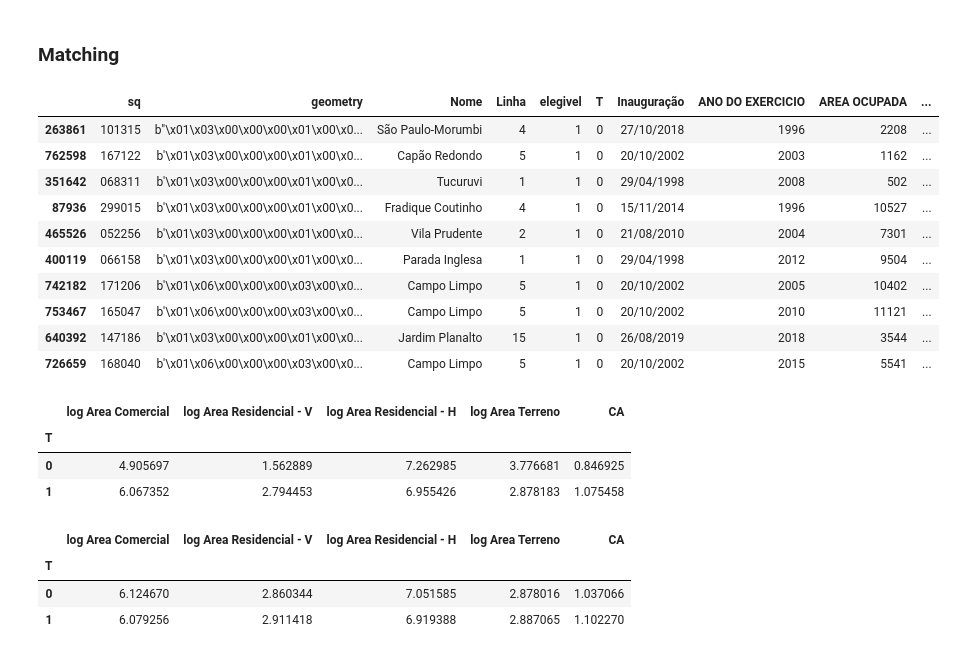
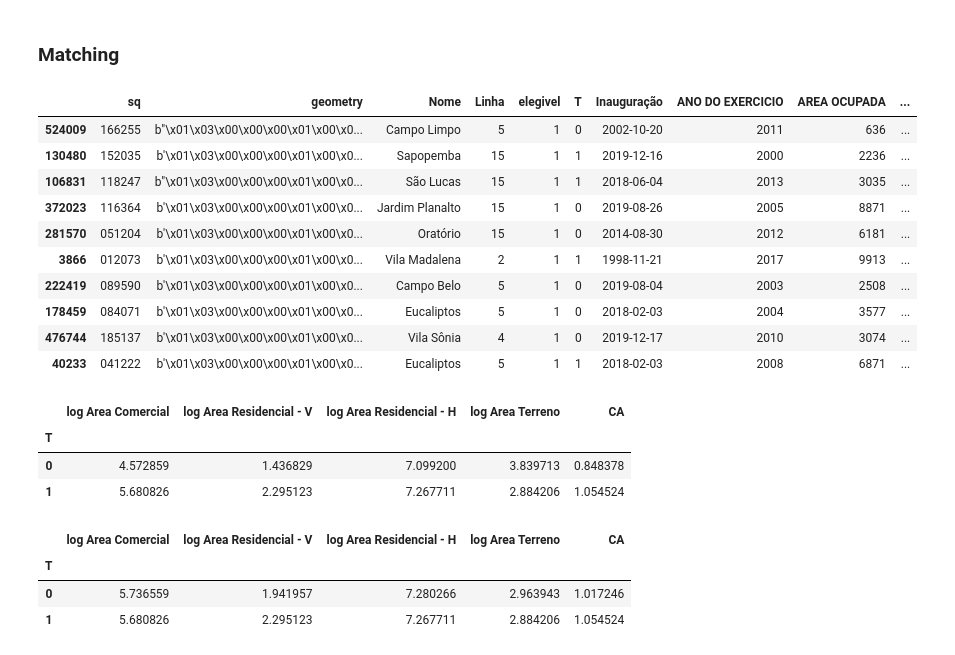
Before and after one commit to rafaelygn/master-analysis-inequality-mobility, a Jupyter notebook: inequality-mobility/notebooks/defesa/iptu/Studies/Study C/2_C_matching.ipynb, the cells around one changed output. Cells and saved outputs as stored; diff of their text form; code cells hidden in the pictures.

```diff
--- a/inequality-mobility/notebooks/defesa/iptu/Studies/Study C/2_C_matching.ipynb
+++ b/inequality-mobility/notebooks/defesa/iptu/Studies/Study C/2_C_matching.ipynb
@@ -21,20 +21,20 @@ cols_m = [
 ]
 # %%
 # Read the data
-df_results = pd.read_parquet('df_results.parquet')
+df_results = pd.read_parquet('df_results_1000.parquet')
 df_results.sample(10)
 # %% [output]
 |  | sq | geometry | Nome | Linha | elegivel | T | Inauguração | ANO DO EXERCICIO | AREA OCUPADA | ... |
-| 263861 | 101315 | b"\x01\x03\x00\x00\x00\x01\x00\x0... | São Paulo-Morumbi | 4 | 1 | 0 | 27/10/2018 | 1996 | 2208 | ... |
-| 762598 | 167122 | b'\x01\x03\x00\x00\x00\x01\x00\x0... | Capão Redondo | 5 | 1 | 0 | 20/10/2002 | 2003 | 1162 | ... |
-| 351642 | 068311 | b'\x01\x03\x00\x00\x00\x01\x00\x0... | Tucuruvi | 1 | 1 | 0 | 29/04/1998 | 2008 | 502 | ... |
-| 87936 | 299015 | b'\x01\x03\x00\x00\x00\x01\x00\x0... | Fradique Coutinho | 4 | 1 | 0 | 15/11/2014 | 1996 | 10527 | ... |
-| 465526 | 052256 | b'\x01\x03\x00\x00\x00\x01\x00\x0... | Vila Prudente | 2 | 1 | 0 | 21/08/2010 | 2004 | 7301 | ... |
-| 400119 | 066158 | b'\x01\x03\x00\x00\x00\x01\x00\x0... | Parada Inglesa | 1 | 1 | 0 | 29/04/1998 | 2012 | 9504 | ... |
-| 742182 | 171206 | b'\x01\x06\x00\x00\x00\x03\x00\x0... | Campo Limpo | 5 | 1 | 0 | 20/10/2002 | 2005 | 10402 | ... |
-| 753467 | 165047 | b'\x01\x06\x00\x00\x00\x03\x00\x0... | Campo Limpo | 5 | 1 | 0 | 20/10/2002 | 2010 | 11121 | ... |
-| 640392 | 147186 | b'\x01\x03\x00\x00\x00\x01\x00\x0... | Jardim Planalto | 15 | 1 | 0 | 26/08/2019 | 2018 | 3544 | ... |
-| 726659 | 168040 | b'\x01\x06\x00\x00\x00\x03\x00\x0... | Campo Limpo | 5 | 1 | 0 | 20/10/2002 | 2015 | 5541 | ... |
+| 524009 | 166255 | b"\x01\x03\x00\x00\x00\x01\x00\x0... | Campo Limpo | 5 | 1 | 0 | 2002-10-20 | 2011 | 636 | ... |
+| 130480 | 152035 | b'\x01\x03\x00\x00\x00\x01\x00\x0... | Sapopemba | 15 | 1 | 1 | 2019-12-16 | 2000 | 2236 | ... |
+| 106831 | 118247 | b"\x01\x03\x00\x00\x00\x01\x00\x0... | São Lucas | 15 | 1 | 1 | 2018-06-04 | 2013 | 3035 | ... |
+| 372023 | 116364 | b'\x01\x03\x00\x00\x00\x01\x00\x0... | Jardim Planalto | 15 | 1 | 0 | 2019-08-26 | 2005 | 8871 | ... |
+| 281570 | 051204 | b'\x01\x03\x00\x00\x00\x01\x00\x0... | Oratório | 15 | 1 | 0 | 2014-08-30 | 2012 | 6181 | ... |
+| 3866 | 012073 | b'\x01\x03\x00\x00\x00\x01\x00\x0... | Vila Madalena | 2 | 1 | 1 | 1998-11-21 | 2017 | 9913 | ... |
+| 222419 | 089590 | b'\x01\x03\x00\x00\x00\x01\x00\x0... | Campo Belo | 5 | 1 | 0 | 2019-08-04 | 2003 | 2508 | ... |
+| 178459 | 084071 | b'\x01\x03\x00\x00\x00\x01\x00\x0... | Eucaliptos | 5 | 1 | 0 | 2018-02-03 | 2004 | 3577 | ... |
+| 476744 | 185137 | b'\x01\x03\x00\x00\x00\x01\x00\x0... | Vila Sônia | 4 | 1 | 0 | 2019-12-17 | 2010 | 3074 | ... |
+| 40233 | 041222 | b'\x01\x03\x00\x00\x00\x01\x00\x0... | Eucaliptos | 5 | 1 | 1 | 2018-02-03 | 2008 | 6871 | ... |
 # %%
 def matching_algo(treated, control):
     # Create an empty graph
@@ -107,8 +107,8 @@ pd.DataFrame(df_results[df_results.delta == -3].groupby(['T'])[cols_m].mean())
 # %% [output]
 |  | log Area Comercial | log Area Residencial - V | log Area Residencial - H | log Area Terreno | CA |
 | T |  |  |  |  |  |
-| 0 | 4.905697 | 1.562889 | 7.262985 | 3.776681 | 0.846925 |
-| 1 | 6.067352 | 2.794453 | 6.955426 | 2.878183 | 1.075458 |
+| 0 | 4.572859 | 1.436829 | 7.099200 | 3.839713 | 0.848378 |
+| 1 | 5.680826 | 2.295123 | 7.267711 | 2.884206 | 1.054524 |
 # %%
 # Apply an inner join to select only the matched units
 df_results_matching_all = pd.merge(
@@ -121,6 +121,6 @@ df_results_matching_all[df_results_matching_all.delta == -3].groupby(['T'])[cols
 # %% [output]
 |  | log Area Comercial | log Area Residencial - V | log Area Residencial - H | log Area Terreno | CA |
 | T |  |  |  |  |  |
-| 0 | 6.124670 | 2.860344 | 7.051585 | 2.878016 | 1.037066 |
-| 1 | 6.079256 | 2.911418 | 6.919388 | 2.887065 | 1.102270 |
+| 0 | 5.736559 | 1.941957 | 7.280266 | 2.963943 | 1.017246 |
+| 1 | 5.680826 | 2.295123 | 7.267711 | 2.884206 | 1.054524 |
 # %%
```
Also changed, not shown: parts of 1 cell of this notebook, 1 other file.
